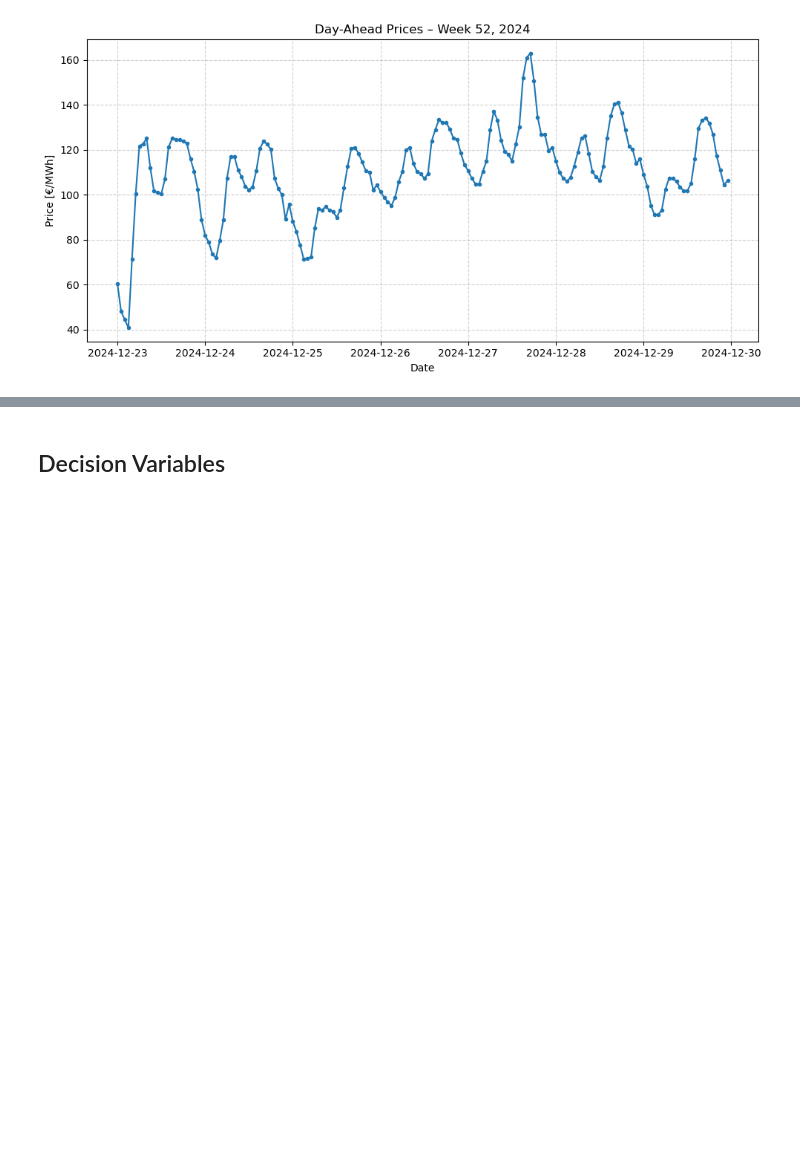
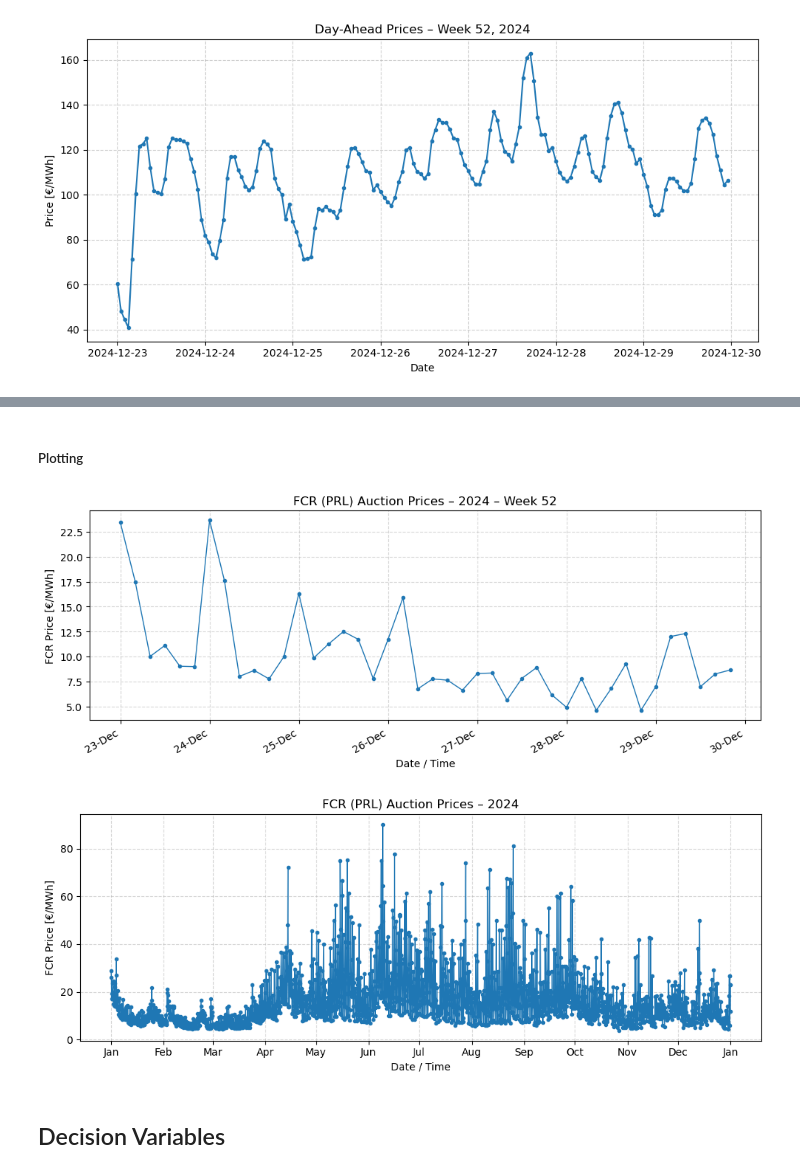
Before and after one commit to epaupe/Energy-Later, a Jupyter notebook: Optimal_Dispatch_Model.ipynb, the cells around one changed output, grey strips where cells are left out. Cells and saved outputs as stored; diff of their text form; code cells hidden in the pictures; blank space fills up the shorter version.

```diff
--- a/Optimal_Dispatch_Model.ipynb
+++ b/Optimal_Dispatch_Model.ipynb
@@ -84,3 +115,11 @@ plot_DA_week(DA_prices_merged, year=2024, week=52) #Plot the DA prices for a giv
+# %% [markdown]
+##### Plotting
+# %%
+plot_fcr_prices(merged_FCR, year=2024, week=52) #Plot the FCR prices for a given week
+plot_fcr_prices(merged_FCR, year=2024) #Plot the FCR prices for the whole year
+# %% [output]
+[figure, added]
+[figure, added]
 # %% [markdown]
 ## Decision Variables
 # %%
```
Also changed, not shown: parts of 11 cells of this notebook, 3 other files.
